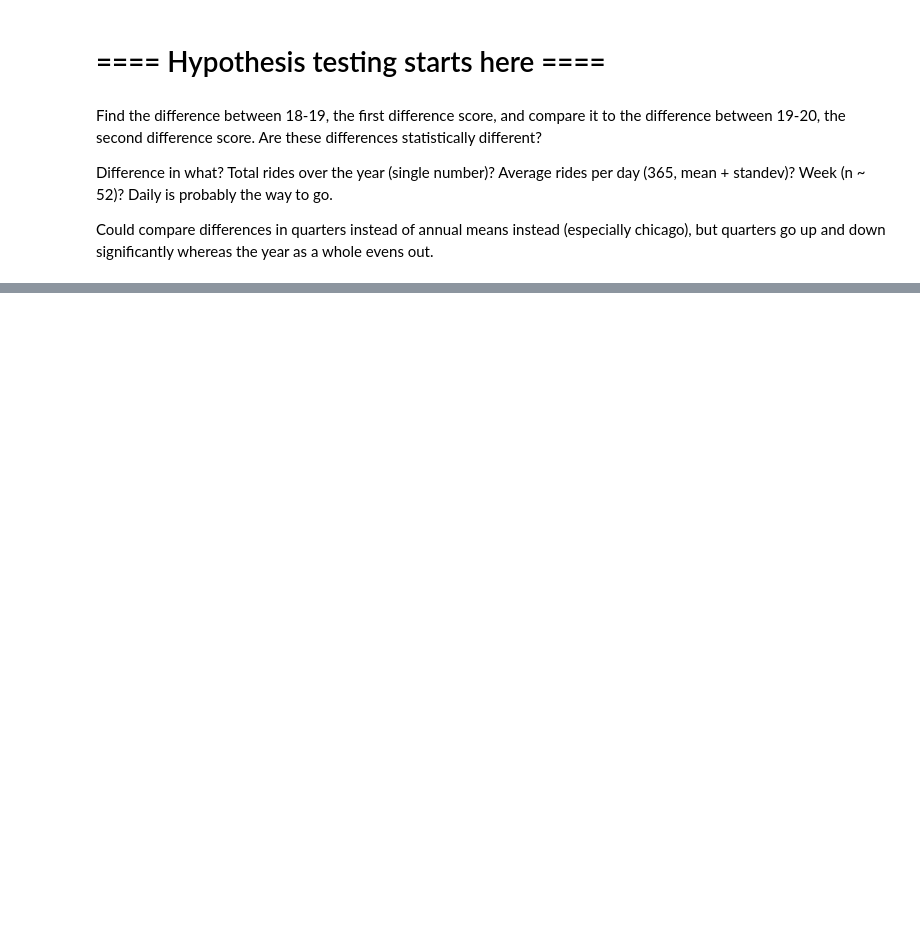
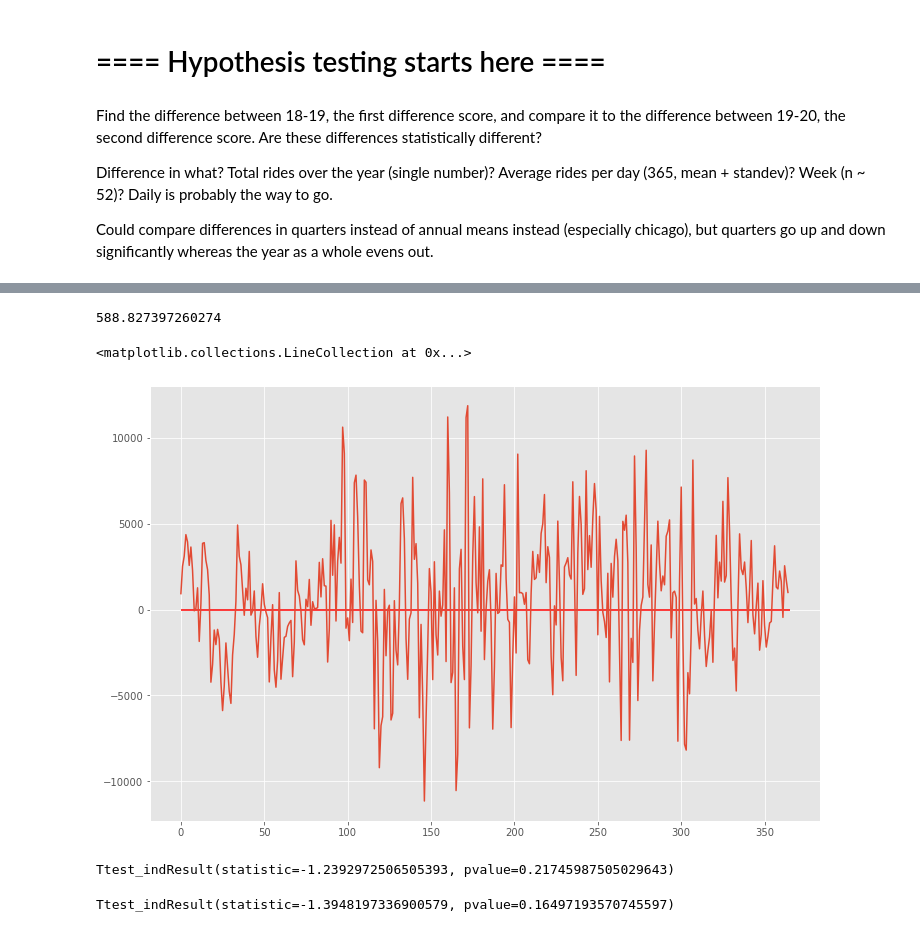
Before and after one commit to nick-kopy/Exploration-of-bike-share-programs-post-pandemic, a Jupyter notebook: data_clean.ipynb, the cells around one changed output, grey strips where cells are left out. Drawn from its saved outputs; the diff is of its cells as text; code cells hidden in the pictures; blank space fills up the shorter version.

```diff
--- a/data_clean.ipynb
+++ b/data_clean.ipynb
@@ -936,0 +1094,16 @@ Could compare differences in quarters instead of annual means instead (especiall
+# %%
+# checking if it's like this for the '18 '19 difference scores
+
+ch_1819_diff = ch_df[ch_df['date'].dt.year == 2019].reset_index()['ride_ct'] - ch_df[ch_df['date'].dt.year == 2018].reset_index()['ride_ct']
+
+ch_1819_diff.mean()
+# %% [output]
+588.827397260274
+# %%
+fig, ax = plt.subplots(figsize=(12,8))
+
+ax.plot(ch_1819_diff)
+ax.hlines(y=0, xmin=0, xmax=365, color='r')
+# %% [output]
+<matplotlib.collections.LineCollection at 0x...>
+[figure, added]
@@ -936,0 +1114,12 @@ Could compare differences in quarters instead of annual means instead (especiall
+# %%
+# Chicago Q1 vs Q2
+
+stats.ttest_ind(ch_1819_Q1, ch_1819_Q2, equal_var=False)
+# %% [output]
+Ttest_indResult(statistic=-1.2392972506505393, pvalue=0.21745987505029643)
+# %%
+# Chicago Q2 vs Q3
+
+stats.ttest_ind(ch_1819_Q2, ch_1819_Q3, equal_var=False)
+# %% [output]
+Ttest_indResult(statistic=-1.3948197336900579, pvalue=0.16497193570745597)
```
Also changed, not shown: parts of 29 cells of this notebook.
